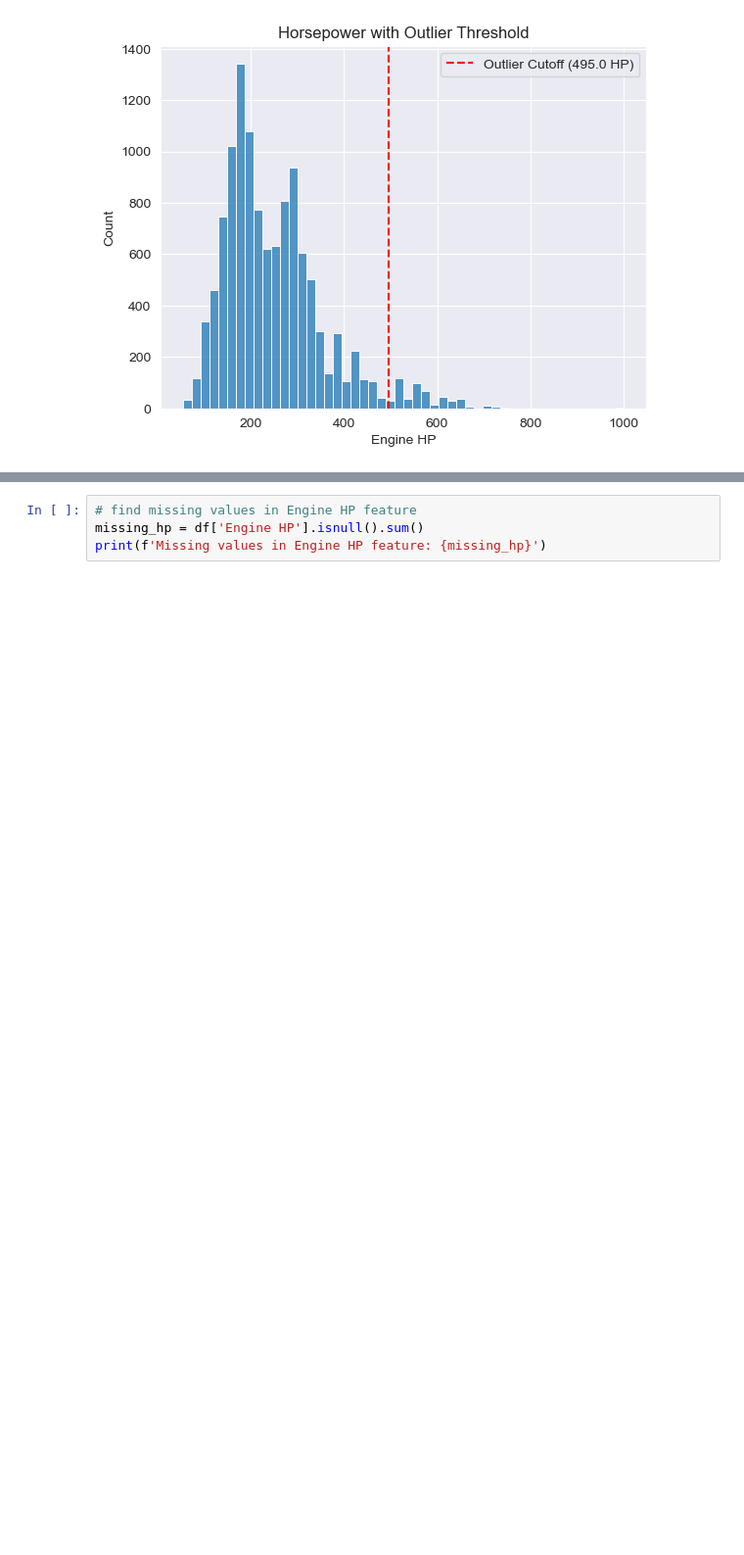
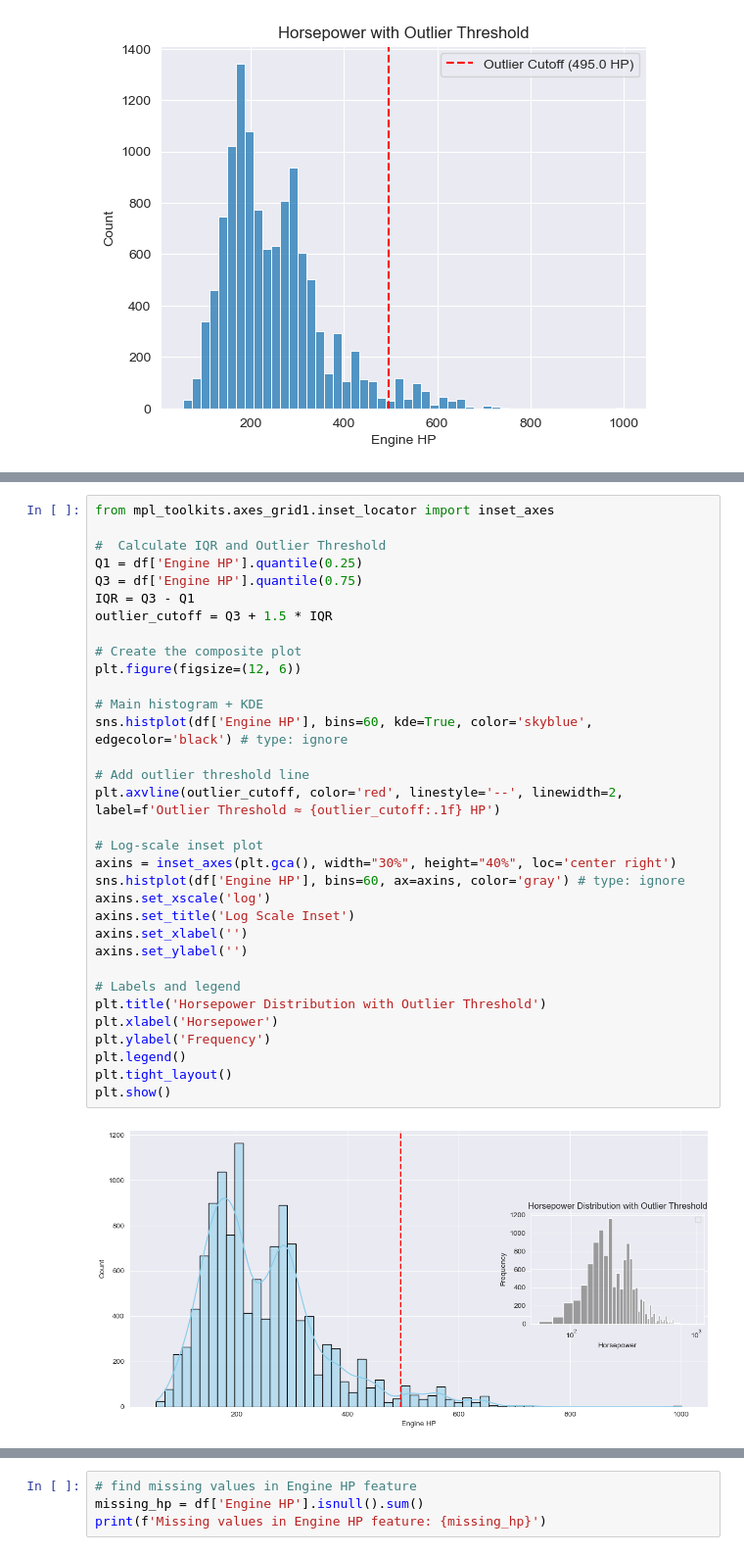
Before and after one commit to MrKimhoff/Python-Car-Price-Prediction, a Jupyter notebook: Python-Used-Car-Price-Prediction.ipynb, the cells around one changed output, grey strips where cells are left out. Shown at 98% size. Saved outputs shown, nothing was run; the diff lists cells and outputs as text; blank space fills up the shorter version.

```diff
--- a/Python-Used-Car-Price-Prediction.ipynb
+++ b/Python-Used-Car-Price-Prediction.ipynb
@@ -291,0 +358,35 @@ plt.show()
+# %%
+from mpl_toolkits.axes_grid1.inset_locator import inset_axes
+
+#  Calculate IQR and Outlier Threshold
+Q1 = df['Engine HP'].quantile(0.25)
+Q3 = df['Engine HP'].quantile(0.75)
+IQR = Q3 - Q1
+outlier_cutoff = Q3 + 1.5 * IQR
+
+# Create the composite plot
+plt.figure(figsize=(12, 6))
+
+# Main histogram + KDE
+sns.histplot(df['Engine HP'], bins=60, kde=True, color='skyblue', edgecolor='black') # type: ignore
+
+# Add outlier threshold line
+plt.axvline(outlier_cutoff, color='red', linestyle='--', linewidth=2, label=f'Outlier Threshold ≈ {outlier_cutoff:.1f} HP')
+
+# Log-scale inset plot
+axins = inset_axes(plt.gca(), width="30%", height="40%", loc='center right')
+sns.histplot(df['Engine HP'], bins=60, ax=axins, color='gray') # type: ignore
+axins.set_xscale('log')
+axins.set_title('Log Scale Inset')
+axins.set_xlabel('')
+axins.set_ylabel('')
+
+# Labels and legend
+plt.title('Horsepower Distribution with Outlier Threshold')
+plt.xlabel('Horsepower')
+plt.ylabel('Frequency')
+plt.legend()
+plt.tight_layout()
+plt.show()
+# %% [output]
+[figure, added]
```
Also changed, not shown: parts of 12 cells of this notebook, 3 other files.
